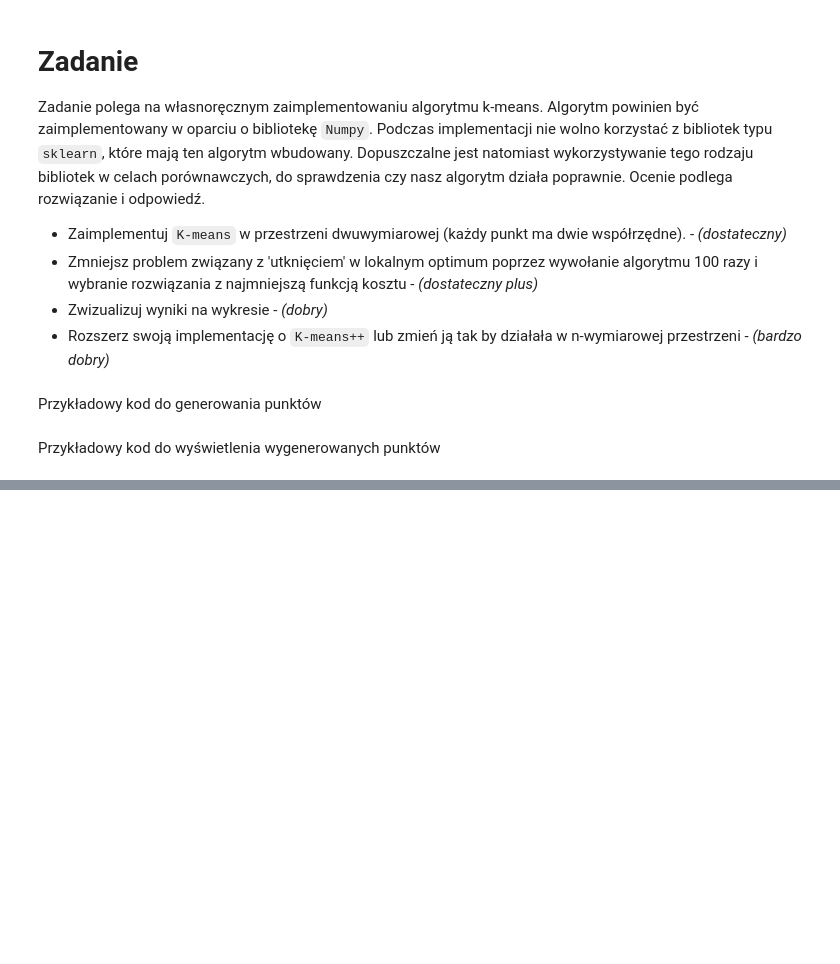
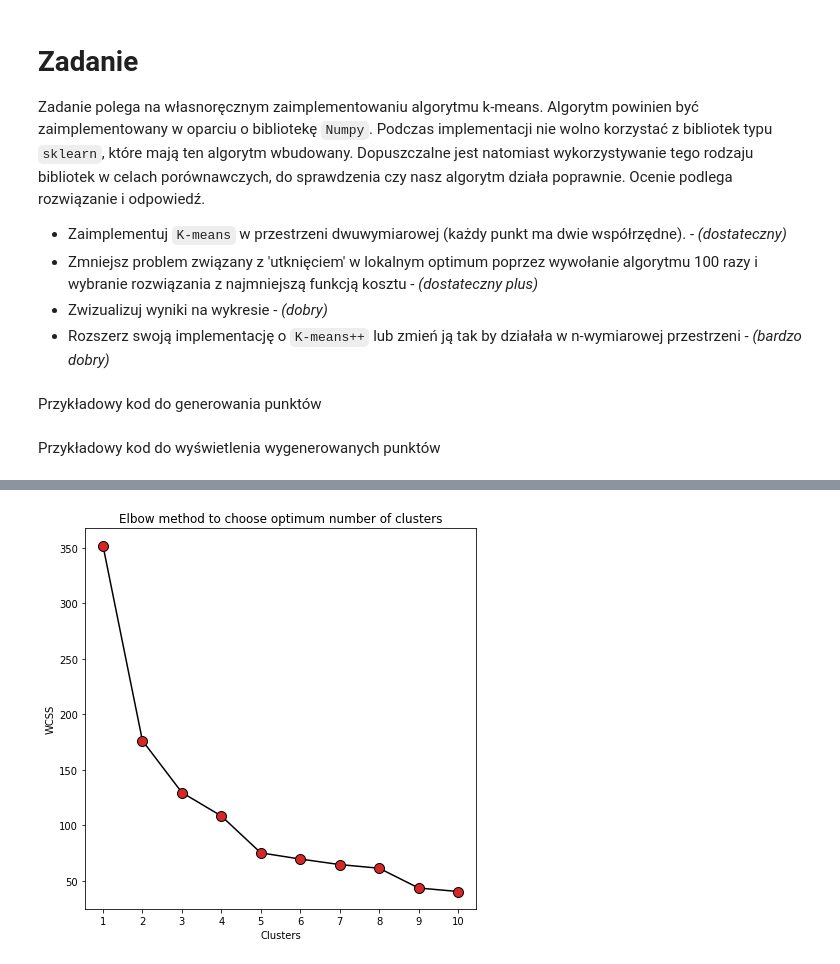
Before and after one commit to tdxa/Machine-learning-course, a Jupyter notebook: K_means.ipynb, the cells around one changed output, grey strips where cells are left out. Saved outputs shown, nothing was run; the diff lists cells and outputs as text; code cells hidden in the pictures; blank space fills up the shorter version.

Commit message:
Add kmeans++

```diff
--- a/K_means.ipynb
+++ b/K_means.ipynb
@@ -120,8 +23,0 @@ output_kmeans
-# %%
-color=['red','blue','green','cyan','magenta']
-labels=['cluster1','cluster2','cluster3','cluster4','cluster5']
-for k in range(CLUSTERS):
-    plt.scatter(output_kmeans[k+1][:,0],output_kmeans[k+1][:,1],c=color[k],label=labels[k])
-plt.scatter(centroids[0,:],centroids[1,:],s=300,c='yellow',label='Centroids')
-plt.legend()
-plt.show()
@@ -130,7 +23,0 @@ plt.show()
-# %%
-from sklearn.cluster import KMeans
-kmeans = KMeans(n_clusters=3)
-kmeans.fit(df_points)
-y_kmeans = kmeans.predict(df_points)
-df_points['sklearn_cluster'] = y_kmeans
-sklearn_centers = kmeans.cluster_centers_
@@ -142,0 +143,3 @@ plt.show()
+# %%
+DATA = points;
+ITERATIONS=100
@@ -142,0 +154,24 @@ plt.show()
+# %%
+WCSS_array=np.array([])
+for K in range(1,11):
+    kmeans=myKmeans(DATA,K)
+    kmeans.fit(ITERATIONS,0)
+    Output,Centroids=kmeans.predict()
+    WCSS_array=np.append(WCSS_array,kmeans.WCSS())
+# %%
+K_array=np.arange(1,11,1)
+
+fig = plt.figure(figsize=(7, 7))
+
+plt.plot(K_array, WCSS_array,
+         color='black',
+         marker='o',
+         markerfacecolor = 'tab:red',
+         markersize=10)
+plt.xticks(K_array)
+plt.xlabel('Clusters')
+plt.ylabel('WCSS')
+plt.title('Elbow method to choose optimum number of clusters')
+plt.show()
+# %% [output]
+[figure, added]
```
Also changed, not shown: parts of 35 cells of this notebook.
